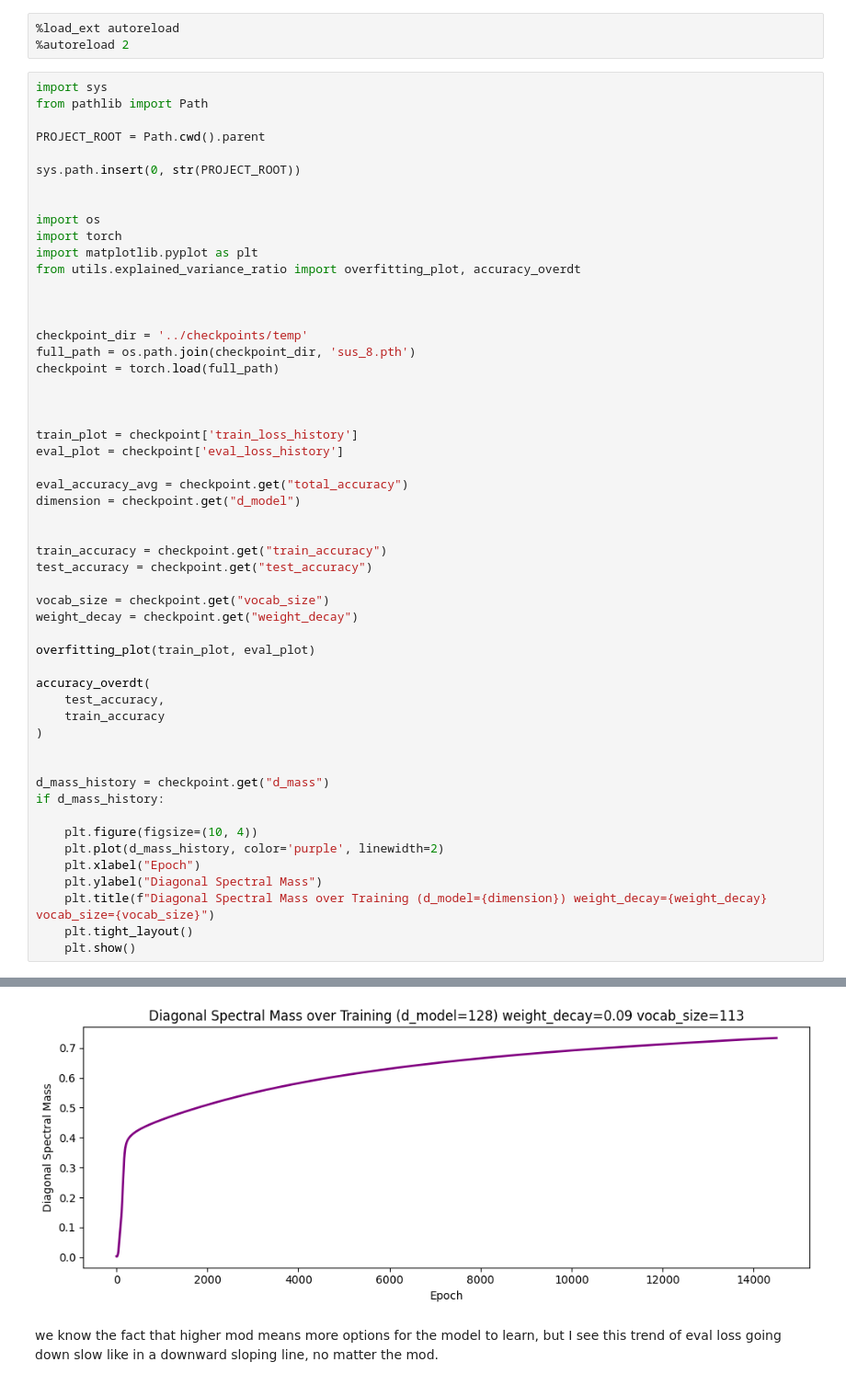
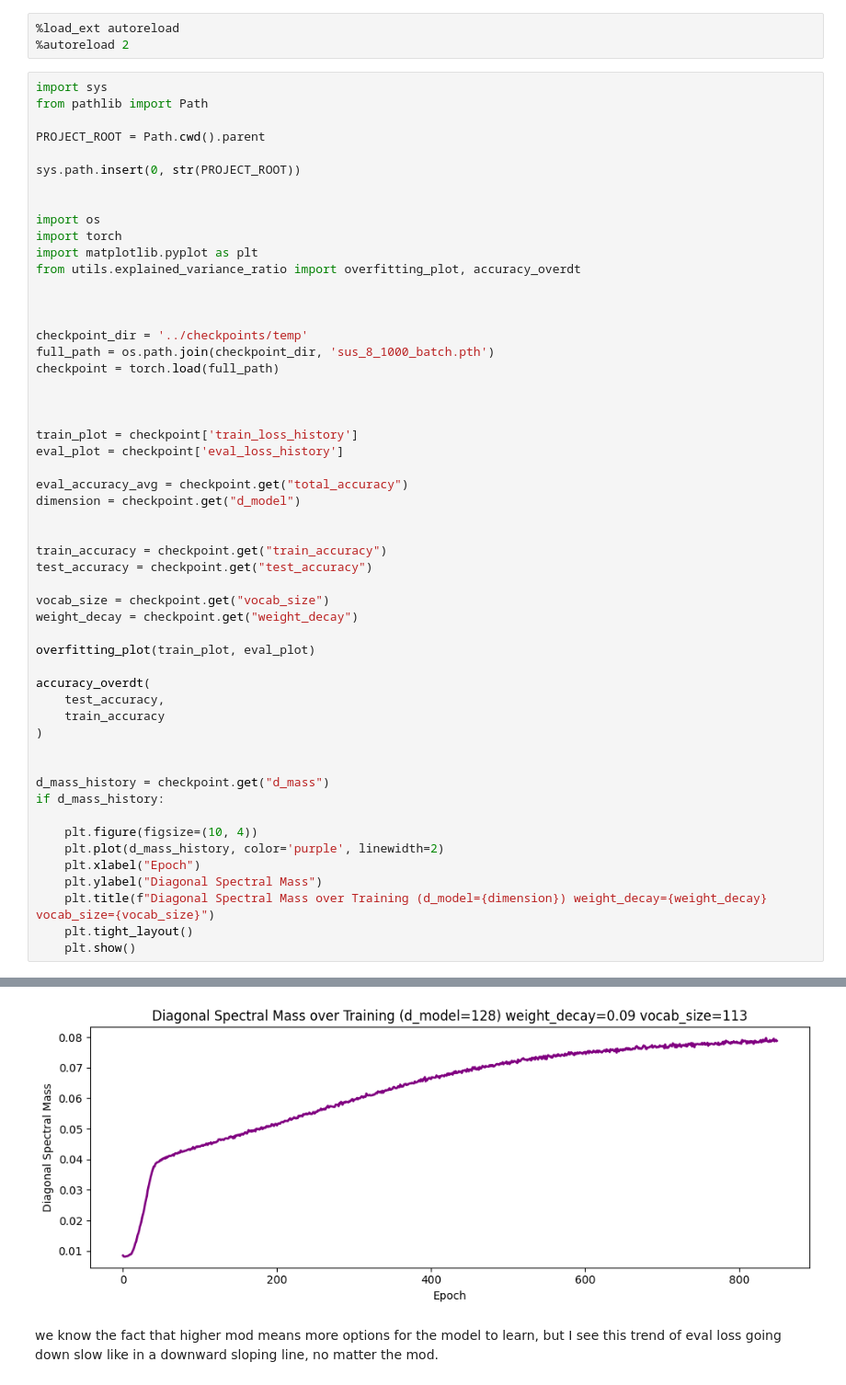
Before and after one commit to Aavash232311/Empirical-Analysis-of-Phase-Transitions-in-Transformer-Models-Using-Mechanistic-Interpretability, a Jupyter notebook: analysis/unseen_pairs_model_analyisis.ipynb, the cells around one changed output, grey strips where cells are left out. Shown at 92% size. Saved outputs shown, nothing was run; the diff lists cells and outputs as text.

```diff
--- a/analysis/unseen_pairs_model_analyisis.ipynb
+++ b/analysis/unseen_pairs_model_analyisis.ipynb
@@ -53,7 +53,7 @@ from utils.explained_variance_ratio import overfitting_plot, accuracy_overdt
 
 
 checkpoint_dir = '../checkpoints/temp'
-full_path = os.path.join(checkpoint_dir, 'sus_8.pth')
+full_path = os.path.join(checkpoint_dir, 'sus_8_1000_batch.pth')
 checkpoint = torch.load(full_path)
 
 
@@ -95,4 +95,4 @@ if d_mass_history:
-[figure, old version]
+[figure, new version]
 # %% [markdown]
 we know the fact that higher mod means more options for the model to learn, but I see this trend of eval
 loss going down slow like in a downward sloping line, no matter the mod.
```
Also changed, not shown: parts of 1 cell of this notebook, 2 other files.
